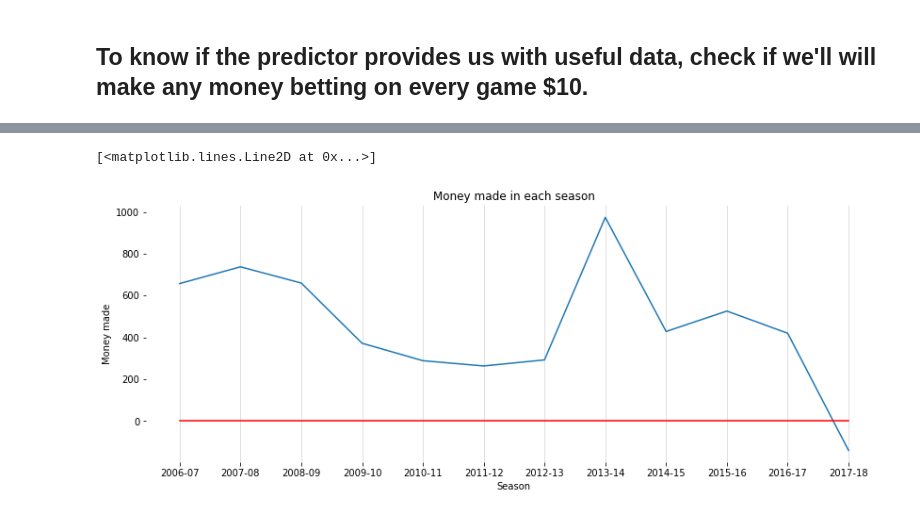
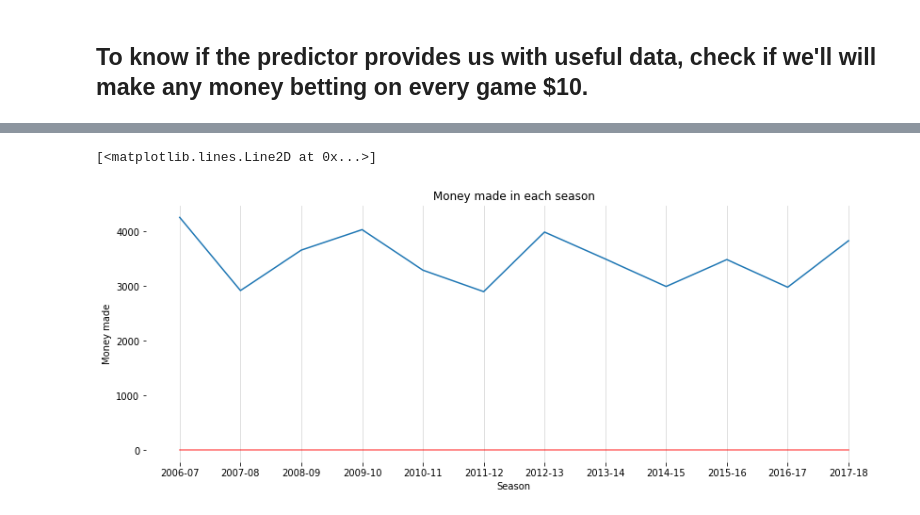
Before and after one commit to jgrodzicki/NBA-result-predictor, a Jupyter notebook: main.ipynb, the cells around one changed output, grey strips where cells are left out. Saved outputs shown, nothing was run; the diff lists cells and outputs as text; code cells hidden in the pictures.

Commit message:
home adv

```diff
--- a/main.ipynb
+++ b/main.ipynb
@@ -35,0 +72,2 @@ We'll use only date, season, teams, scores, and post game elos
+# %%
+home_team_adv = 69
@@ -138,6 +182,7 @@ def predict_result(team1, team2, t):
 
         skills1 = gprs[team1].predict(t)
         skills2 = gprs[team2].predict(t)
+        skills1 += home_team_adv
 
         res = np.full(len(t), team1)
         res[skills1 < skills2] = team2
@@ -150,6 +195,7 @@ def predict_result(team1, team2, t):
         t = np.array(t).reshape(-1, 1)
         skill1 = gprs[team1].predict(t)
         skill2 = gprs[team2].predict(t)
+        skill1 += home_team_adv
 
         if skill1 > skill2:
             return team1
@@ -198,7 +242,7 @@ Accuracy:       0.66652108718755
 games_df = pd.read_csv('data/nba_games_all.csv')
 lines_df = pd.read_csv('data/nba_betting_money_line.csv')
 # %%
-games_df = games_df[games_df['is_home'] == 't']
+games_df = games_df[games_df['is_home'] == 'f']
 book = lines_df['book_name'].value_counts().index[0]
 lines_df = lines_df[lines_df['book_name'] == book]
 # %%
@@ -223,19 +267,20 @@ money_s = defaultdict(int)
 money_d = defaultdict(int)
 our_bet = 10
 n = 0
-opt_max_line = 350
+opt_max_line = 250
 
 for i in tqdm(range(len(lg_df)), position=0, leave=True):
     row = lg_df.iloc[i]
     t = row['game_date']
     s = row['season']
-    t1, t2 = row['matchup'].split(' @ ')
+    t1, t2 = row['matchup'].split(' vs. ')
 
     if t1 not in teams or t2 not in teams:
         continue
 
     if row['price1'] > opt_max_line or row['price2'] > opt_max_line:
         continue
+
 
     pred = predict_result(t1, t2, t)
     n += 1
@@ -262,25 +307,25 @@ Average money made in a season: 456.4769560636749
 # %%
 x, y = [], []
 for k, v in money_s.items():
     x.append(k)
     y.append(v)
 
 x = np.array(x)
 y = np.array(y)
 idx = np.argsort(x)
 x = x[idx]
 y = y[idx]
 
 fig, ax = plt.subplots(figsize=(14, 5))
 ax.set_title('Money made in each season')
 ax.set_xlabel('Season')
 ax.set_ylabel('Money made')
 for spine in ('top', 'right', 'bottom', 'left'):
     ax.spines[spine].set_visible(False)
 ax.grid(axis='x', alpha=0.5)
 
 ax.plot(x, y)
-ax.plot(x, np.zeros(x.shape), color='r')
+ax.plot(x, np.zeros(x.shape), color='r', alpha=0.6)
 # %% [output]
 [<matplotlib.lines.Line2D at 0x...>]
-[figure, old version]
+[figure, new version]
```
Also changed, not shown: parts of 10 cells of this notebook.
